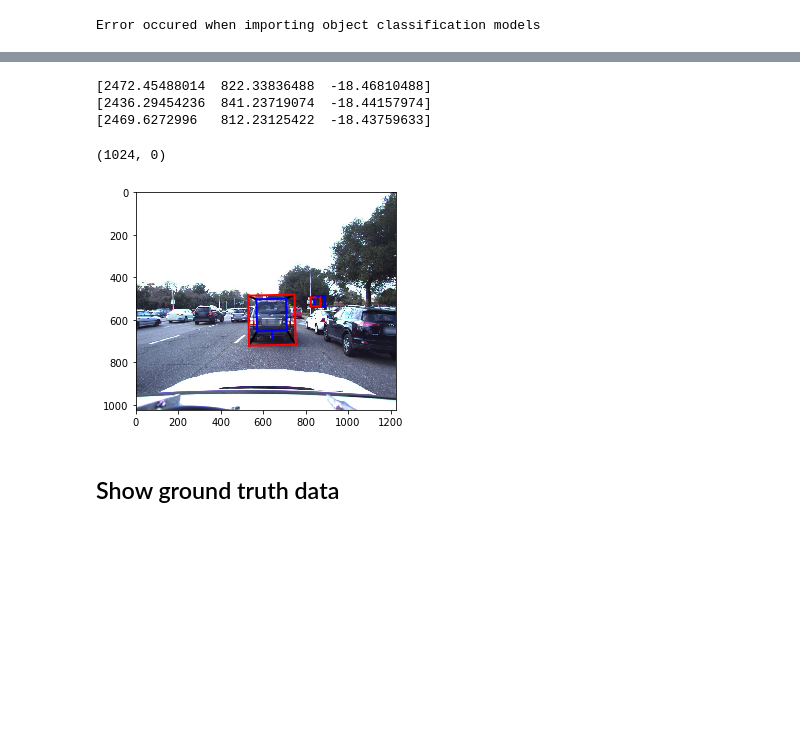
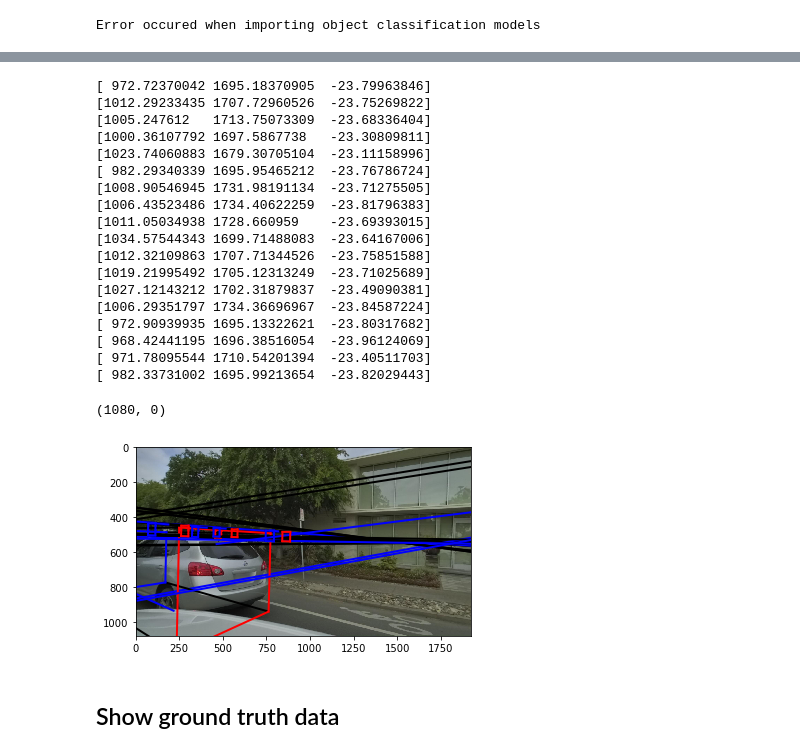
Before and after one commit to kanhua/lyft-3d-main, a Jupyter notebook: Check train-val data detection.ipynb, the cells around one changed output, grey strips where cells are left out. Cells and saved outputs as stored; diff of their text form; code cells hidden in the pictures; blank space fills up the shorter version.

```diff
--- a/Check train-val data detection.ipynb
+++ b/Check train-val data detection.ipynb
@@ -60,26 +73,41 @@ for pred_box in boxes:
 # %%
-camera_token=sample_record['data']['CAM_FRONT']
+camera_token=sample_record['data']['CAM_BACK_LEFT']
 # %%
 camera_image_path,_,cam_intrinsic=level5data.get_sample_data(camera_token)
 # %%
 image_array=imread(camera_image_path)
 fig,ax=plt.subplots()
 ax.imshow(image_array)
 for pred_box in boxes:
-    if pred_box.score>0.9 and pred_box.center[2]>-18.5:
+    if pred_box.score>-0.5 and pred_box.center[2]<-23.0:
         box_in_camera_coord=transform_box_from_world_to_sensor_coordinates(pred_box,camera_token,level5data)
         box_in_camera_coord.render(ax,view=cam_intrinsic,normalize=True)
         print(pred_box.center)
 
 
 ax.set_xlim([0,image_array.shape[1]])
 ax.set_ylim([image_array.shape[0],0])
 # %% [output]
-[2472.45488014  822.33836488  -18.46810488]
-[2436.29454236  841.23719074  -18.44157974]
-[2469.6272996   812.23125422  -18.43759633]
+[ 972.72370042 1695.18370905  -23.79963846]
+[1012.29233435 1707.72960526  -23.75269822]
+[1005.247612   1713.75073309  -23.68336404]
+[1000.36107792 1697.5867738   -23.30809811]
+[1023.74060883 1679.30705104  -23.11158996]
+[ 982.29340339 1695.95465212  -23.76786724]
+[1008.90546945 1731.98191134  -23.71275505]
+[1006.43523486 1734.40622259  -23.81796383]
+[1011.05034938 1728.660959    -23.69393015]
+[1034.57544343 1699.71488083  -23.64167006]
+[1012.32109863 1707.71344526  -23.75851588]
+[1019.21995492 1705.12313249  -23.71025689]
+[1027.12143212 1702.31879837  -23.49090381]
+[1006.29351797 1734.36696967  -23.84587224]
+[ 972.90939935 1695.13322621  -23.80317682]
+[ 968.42441195 1696.38516054  -23.96124069]
+[ 971.78095544 1710.54201394  -23.40511703]
+[ 982.33731002 1695.99213654  -23.82029443]
-(1024, 0)
+(1080, 0)
-[figure, old version]
+[figure, new version]
 # %% [markdown]
 ## Show ground truth data
 # %%
```
Also changed, not shown: parts of 5 cells of this notebook, 3 other files.
